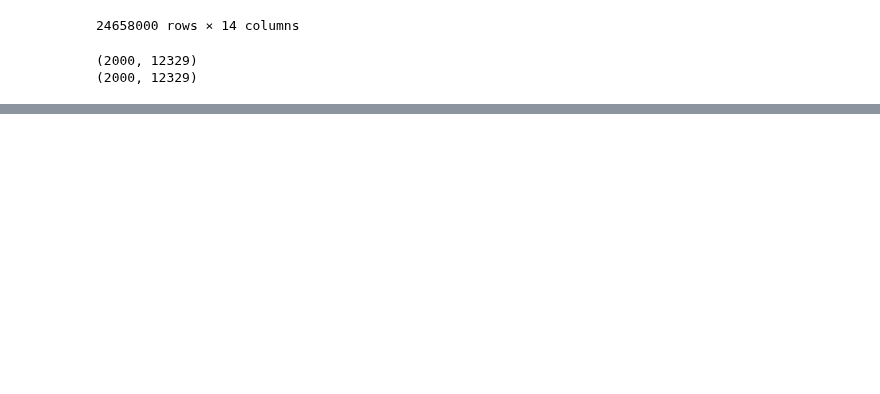
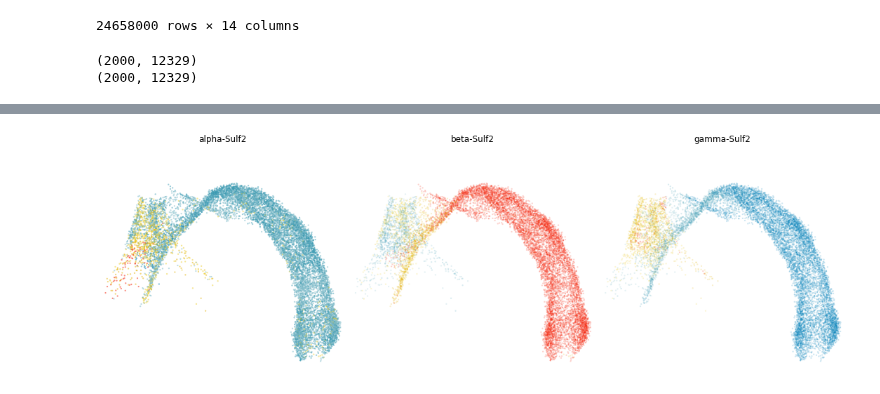
Before and after one commit to GuangyuWangLab2021/cellDancer, a Jupyter notebook: analysis/Gastrulation_main_function.ipynb, the cells around one changed output, grey strips where cells are left out. Saved outputs shown, nothing was run; the diff lists cells and outputs as text; code cells hidden in the pictures; blank space fills up the shorter version.

```diff
--- a/analysis/Gastrulation_main_function.ipynb
+++ b/analysis/Gastrulation_main_function.ipynb
@@ -107,15 +131,20 @@ clusters = load_cellDancer['clusters'].drop_duplicates().to_list()
 # %%
+import cdplt
 fig, ax = plt.subplots(ncols=3, figsize=(15,5))
 gene = 'Sulf2'
 cdplt.cell.scatter_cell(ax[0],load_cellDancer, colors='alpha',
              gene_name=gene, velocity=False, custom_xlim=(-5,11), custom_ylim=(4,18))
 cdplt.cell.scatter_cell(ax[1],load_cellDancer, colors='beta',
              gene_name=gene, velocity=False, alpha=0.2, custom_xlim=(-5,11), custom_ylim=(4,18))
-cdplt.cell.scatter_cell(ax[2],load_cellDancer, colors=clusters,
-             gene_name=gene, velocity=True, alpha=0.2, custom_xlim=(-5,11), custom_ylim=(4,18))
+cdplt.cell.scatter_cell(ax[2],load_cellDancer, colors='gamma',
+             gene_name=gene, velocity=False, alpha=0.2, custom_xlim=(-5,11), custom_ylim=(4,18))
 ax[0].axis('off')
 ax[1].axis('off')
 ax[2].axis('off')
 ax[0].set_title('alpha-'+gene)
 ax[1].set_title('beta-'+gene)
+ax[2].set_title('gamma-'+gene)
+plt.tight_layout()
 plt.show()
+# %% [output]
+[figure, added]
```
Also changed, not shown: parts of 7 cells of this notebook, 1 other file.
